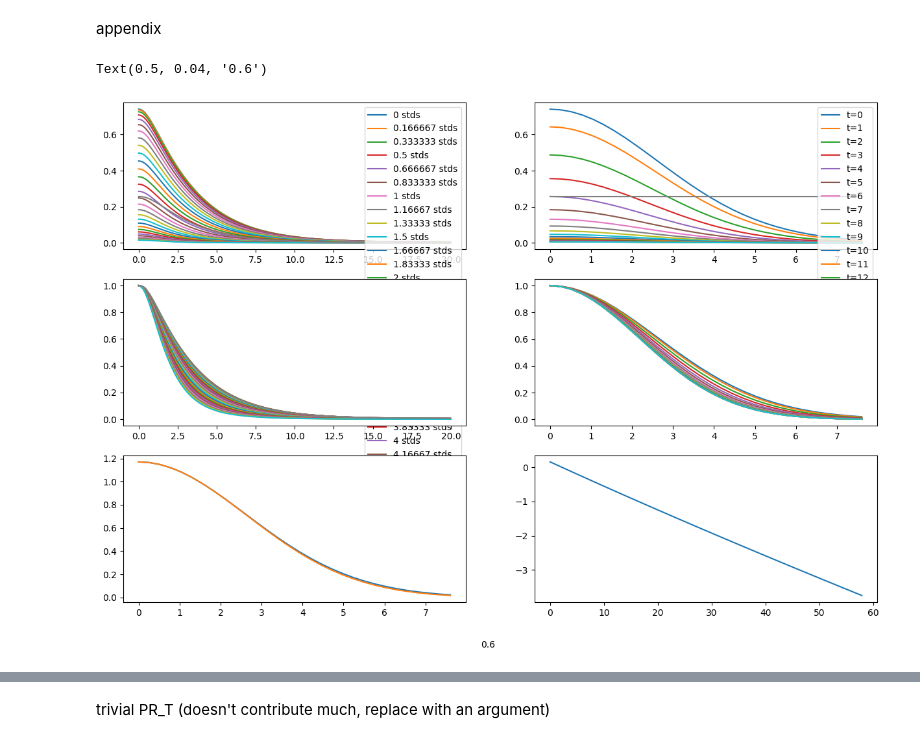
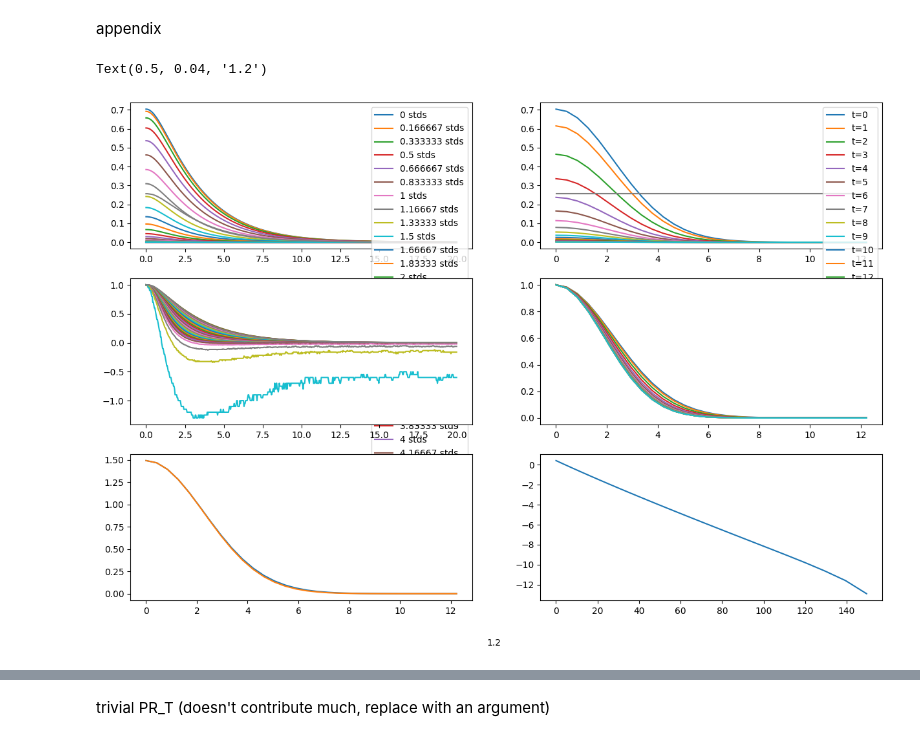
Before and after one commit to zhaoz0314/random-EI, a Jupyter notebook: pseudospatial/predictions.ipynb, the cells around one changed output, grey strips where cells are left out. Drawn from its saved outputs; the diff is of its cells as text; code cells hidden in the pictures.

```diff
--- a/pseudospatial/predictions.ipynb
+++ b/pseudospatial/predictions.ipynb
@@ -524,7 +570,6 @@ def r_acov_s_fct(n_acov, h_mean_s, g_tanh = "out",
   # numeric parameters & extrapolated numeric functions
   iv_s = (jnp.arange(*jnp.round(num_fct_domain * num_fct_resolution).astype(int))
           / num_fct_resolution) # interval > 1
-  zero_iv_idx = better_searchsorted(iv_s, 0)
   def sta_gau_fct(iv):
     return(jnp.exp(- iv ** 2 / 2) / jnp.sqrt(2*jnp.pi))
   # prep
@@ -554,7 +599,7 @@ def r_acov_s_fct(n_acov, h_mean_s, g_tanh = "out",
     - r_mean_s ** 2)
   return([r_acov_s, r_mean_s])
 
-test_ext_unscaled_std_idx = 1
+test_ext_unscaled_std_idx = 2
 test_h_mean_std_range = 5
 test_frame_n = 20 * 30
 test_h_mean_n = 30
@@ -578,35 +623,35 @@ subfig_s[0, 0].plot(m_acov_s[test_ext_unscaled_std_idx][0, :test_frame_n],
 subfig_s[0, 0].legend()
 for test_step_idx in range(test_frame_n // 30):
   subfig_s[0, 1].plot(test_h_mean_s,
                       test_r_acov_s[:, test_step_idx * 30],
                       label = "t={:n}".format(test_step_idx))
 subfig_s[0, 1].hlines(all_cov_s[ext_unscaled_std_idx][0][4][100*30], 0, jnp.max(test_h_mean_s), color = "gray")
 subfig_s[0, 1].legend()
 for test_h_mean_idx in range(test_h_mean_n):
   subfig_s[1, 0].plot(m_acov_s[test_ext_unscaled_std_idx][0, :test_frame_n],
                       test_r_acov_s[test_h_mean_idx] / test_r_acov_s[test_h_mean_idx, 0],
                       label = "{:n} stds".format(test_h_mean_std_s[test_h_mean_idx]))
 subfig_s[1, 0].plot(m_acov_s[test_ext_unscaled_std_idx][0, :test_frame_n],
                     all_cov_s[test_ext_unscaled_std_idx][0][4][2999:2999+test_frame_n]
                     / all_cov_s[test_ext_unscaled_std_idx][0][4][2999],
                     label = "mean", color = "gray")
 for test_step_idx in range(test_frame_n // 30):
   subfig_s[1, 1].plot(test_h_mean_s,
                       test_r_acov_s[:, test_step_idx * 30] / test_r_acov_s[0, test_step_idx * 30],
                       label = "t={:n}".format(test_step_idx))
 subfig_s[2, 0].plot(test_h_mean_s, test_r_acov_s[:, 0] / all_cov_s[test_ext_unscaled_std_idx][0][4][2999])
 subfig_s[2, 0].plot(test_h_mean_s,
                     jnp.exp(test_h_mean_s ** 2
                             * ((jnp.log(test_r_acov_s[1, 0] / all_cov_s[test_ext_unscaled_std_idx][0][4][2999])
                                 - jnp.log(test_r_acov_s[0, 0] / all_cov_s[test_ext_unscaled_std_idx][0][4][2999]))
                                / test_h_mean_s[1] ** 2))
                     * test_r_acov_s[0, 0] / all_cov_s[test_ext_unscaled_std_idx][0][4][2999])
 subfig_s[2, 1].plot(test_h_mean_s ** 2,
                     jnp.log(test_r_acov_s[:, 0] / all_cov_s[test_ext_unscaled_std_idx][0][4][2999]))
 fig.text(0.5, 0.04, ext_unscaled_std_s[test_ext_unscaled_std_idx], ha = "center")
 # %% [output]
-Text(0.5, 0.04, '0.6')
+Text(0.5, 0.04, '1.2')
-[figure, old version]
+[figure, new version]
 # %%
 foo = jnp.exp(- test_h_mean_std_s ** 2 / 2)
 foo = foo / jnp.sum(foo)
```
Also changed, not shown: parts of 10 cells of this notebook, 2 other files.
